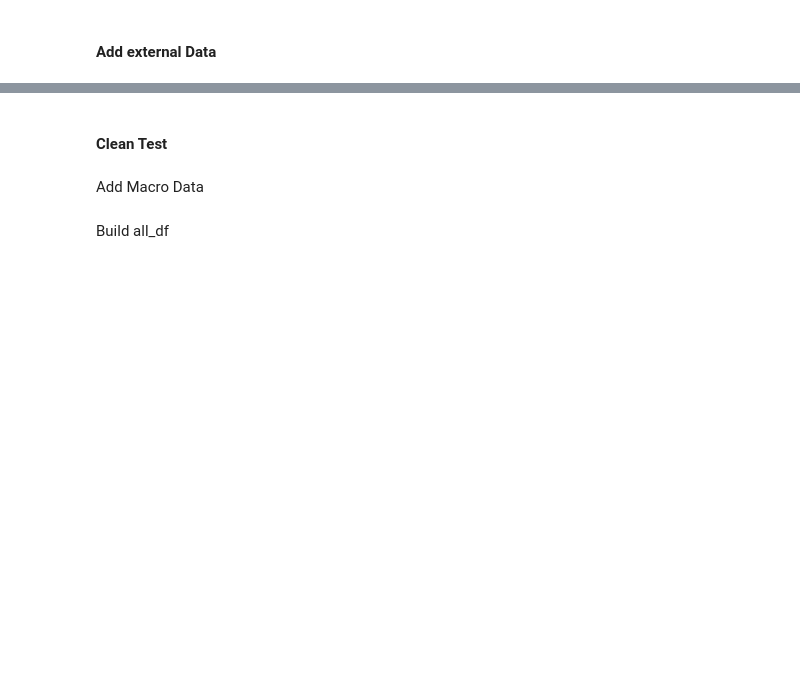
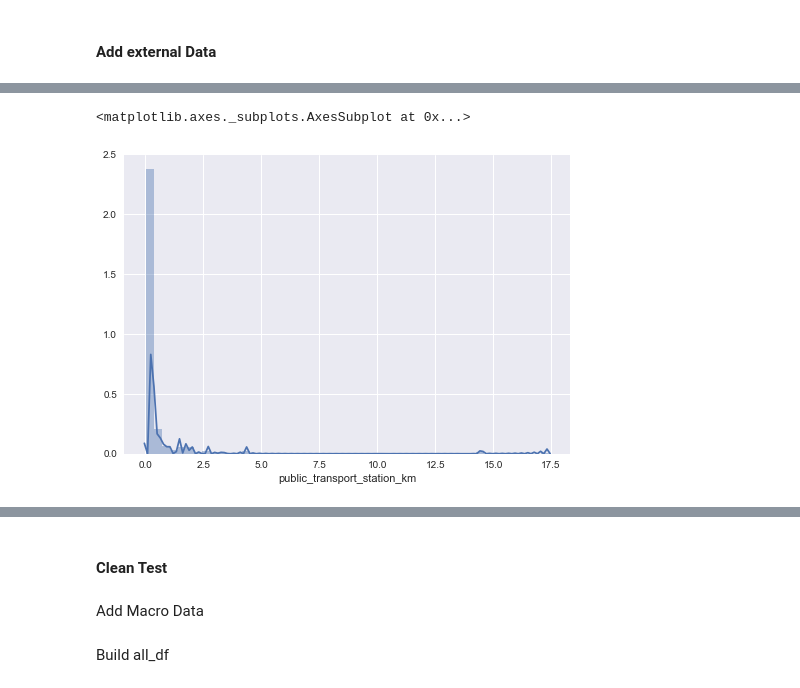
Before and after one commit to kirilldolmatov/SRHM, a Jupyter notebook: SRHM.ipynb, the cells around one changed output, grey strips where cells are left out. Cells and saved outputs as stored; diff of their text form; code cells hidden in the pictures; blank space fills up the shorter version.

```diff
--- a/SRHM.ipynb
+++ b/SRHM.ipynb
@@ -261,0 +367,5 @@ test_df['ext_sub_area_rating'] = test_df['sub_area'].map(external_df.rating)
+# %%
+sns.distplot(train_df.public_transport_station_km)
+# %% [output]
+<matplotlib.axes._subplots.AxesSubplot at 0x...>
+[figure, added]
```
Also changed, not shown: parts of 18 cells of this notebook.
